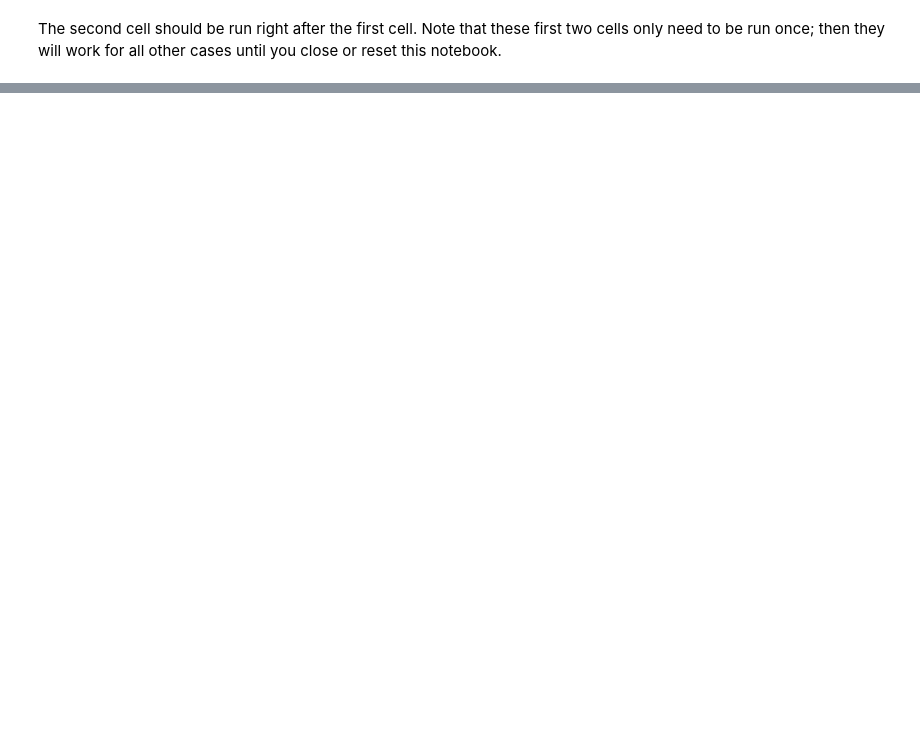
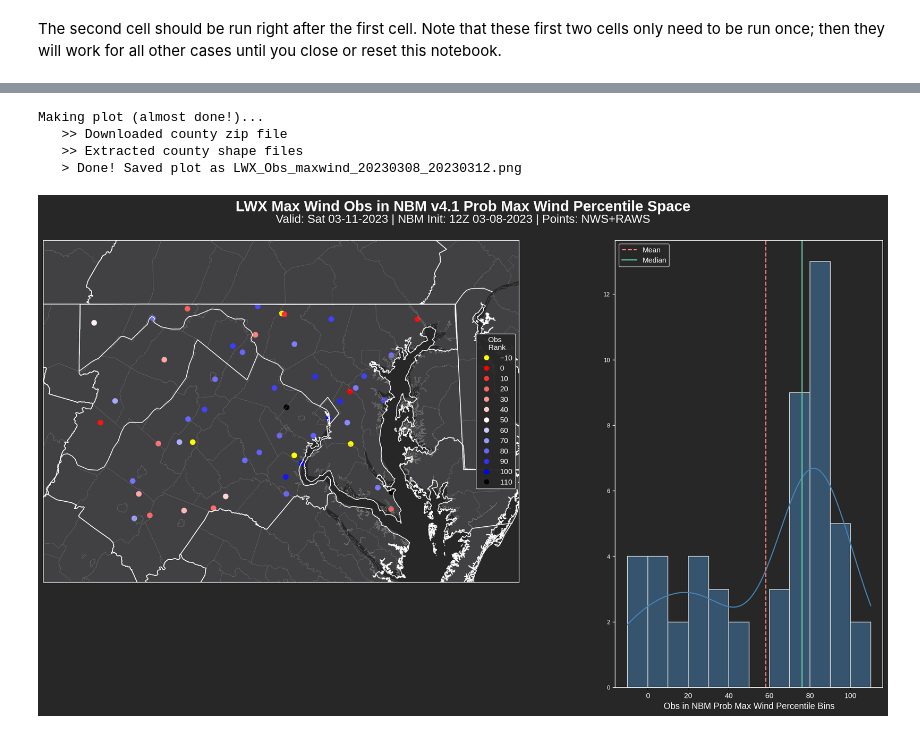
Before and after one commit to StevenLevine-NOAA/NBM-Verif, a Jupyter notebook: MDL_Internal_NBM_Percentile_Context.ipynb, the cells around one changed output, grey strips where cells are left out. Drawn from its saved outputs; the diff is of its cells as text; code cells hidden in the pictures; blank space fills up the shorter version.

Commit message:
Fixed bug with random ob over Atlantic Ocean and inserted exception for deterministic max wind data (which does not exist)

```diff
--- a/MDL_Internal_NBM_Percentile_Context.ipynb
+++ b/MDL_Internal_NBM_Percentile_Context.ipynb
@@ -75,25 +86,25 @@ warnings.filterwarnings("ignore")
 # %%
 #@title Select Options and Download Obs { display-mode: "form" }
 element = "maxwind" #@param ["maxt", "mint","qpf","maxwind"]
-valid_date = "2023-02-26" #@param {type:"date"}
+valid_date = "2023-03-11" #@param {type:"date"}
 #@markdown QPF valid 24 hours ending time
 qpf_valid_time = 12 #@param {type:"slider", min:0, max:18, step:6}
 #@markdown Use StageIV at stations instead of obs?
 use_stageiv = False #@param {type:"boolean"}
 #@markdown Pick NBM run time
-nbm_init_date = "2023-02-23" #@param {type:"date"}
+nbm_init_date = "2023-03-08" #@param {type:"date"}
 nbm_init_hour = 12 #@param {type:"slider", min:0, max:18, step:6}
 #@markdown Where do you want to focus?
 region_selection = "CWA" #@param ["WR", "SR", "CR", "ER", "CONUS", "CWA"]
 #@markdown If CWA selected, which one? (i.e. "SLC" for Salt Lake City)
-cwa_id = "EKA" #@param {type:"string"}
-compare_to = "deterministic" #@param ["obs", "deterministic"]
+cwa_id = "LWX" #@param {type:"string"}
+compare_to = "obs" #@param ["obs", "deterministic"]
 #@markdown Which obs?
 network_selection = "NWS+RAWS" #@param ["NWS", "RAWS", "NWS+RAWS", "NWS+RAWS+HADS", "ALL", "CUSTOM", "LIST"]
 #@markdown If Custom or List selected for network, enter comma separated network IDs (custom) or siteids (list)  WITH NO SPACES here. For help - https://developers.synopticdata.com/about/station-providers/
 network_input = ""#@param {type:"string"}
 cwa_outline = True #@param {type:"boolean"}
-county_outline = False #@param {type:"boolean"}
+county_outline = True #@param {type:"boolean"}
 #@markdown Do you want a CSV?
 export_csv = True #@param {type:"boolean"}
 #@markdown Light or dark theme plots?
@@ -177,6 +188,8 @@ elif element == "maxwind":
     nbm_core_valid_end_datetime = valid_date_end
     nbm_qmd_valid_end_datetime = valid_date_end + timedelta(hours=int(nbm_qmd_valid_hour))
     nbm_core_fhdelta = valid_end_datetime - nbm_init
+    if compare_to == "deterministic":
+      raise Exception("FATAL ERROR: You must compare to obs when looking at MAXWIND.  Deterministic data are not available!")
     #valid_date=date.strptime(valid_date,'') + timedelta(hours=)
 
 current_datetime = datetime.now()
@@ -478,6 +491,8 @@ for region in region_list:
                   elev = -999
                 lat = stn["LATITUDE"]
                 lon = stn["LONGITUDE"]
+                if float(lon) > -50:
+                  continue #bug fix to deal with errant synoptic labs obs in the file
                 if element == "mint" or element=="maxt":
                   if 'air_temp_set_1' in stn['STATISTICS'] and stn['STATISTICS']['air_temp_set_1']:
                     if ob_stat in stn['STATISTICS']['air_temp_set_1'] and float(stn["LATITUDE"]) != 0. and float(stn["LONGITUDE"]) != 0.:
@@ -1049,7 +1089,7 @@ else:
   median = obs[dataframeid][compare_var].median()
   #mode = obs[dataframeid][compare_var].mode().values[0]
   proj = ccrs.PlateCarree()
-  numcols=abs(np.amax(point_data) - np.amin(point_data))//10
+  numcols=(abs(np.amax(point_data) - np.amin(point_data))//10) + 1
 
   ax1.set_anchor('N')
   ax1.set_facecolor(background_color)
@@ -1108,30 +1148,36 @@ else:
           cty_ref.extractall("shp")
         print("   >> Extracted county shape files")
       cty_feature = ShapelyFeature(Reader("shp/c_08mr23.shp").geometries(),ccrs.PlateCarree(), edgecolor='grey', facecolor='none', linewidth=0.5, linestyle=':', zorder=3)
       ax1.add_feature(cty_feature)
     except:
       print("   >> Cannot plot county boundaries.")
 
   #if region_selection == "SR":
   #ax2.set(aspect=1)
   ax2.set_anchor('C')
   sns.histplot(data=obs[dataframeid], x=compare_var, ax=ax2, kde=True, bins=range(-10,115,10),color='steelblue',edgecolor='lightgrey')
   ax2.set_xlabel(f'{compare_element} in NBM {title_dict[element][1]} Percentile Bins', color=text_color, fontsize=12)
   ax2.axvline(mean, color='salmon', linestyle='--', label="Mean")
   ax2.axvline(median, color='mediumaquamarine', linestyle='-', label="Median")
 
   ax2.grid(False)
   for tick in ax2.get_xticklabels():
     tick.set_color(text_color)
   for tick in ax2.get_yticklabels():
     tick.set_color(text_color)
   ax2.tick_params(axis='y',labelsize=8, color=text_color)
   legend2 = ax2.legend()
   for text in legend2.get_texts():
     text.set_color(text_color)
   ax2.set(ylabel=None)
 
 
 figname=dataframeid+"_"+compare_element+"_"+element+"_"+nbm_init.strftime('%Y%m%d')+"_"+valid_end_datetime.strftime('%Y%m%d')+".png"
 plt.savefig(figname, facecolor=fig.get_facecolor(), bbox_inches='tight', pad_inches=0.2, dpi='figure')
 print(f'   > Done! Saved plot as {figname}')
+# %% [output]
+Making plot (almost done!)...
+   >> Downloaded county zip file
+   >> Extracted county shape files
+   > Done! Saved plot as LWX_Obs_maxwind_20230308_20230312.png
+[figure, added]
```
Also changed, not shown: parts of 5 cells of this notebook.
